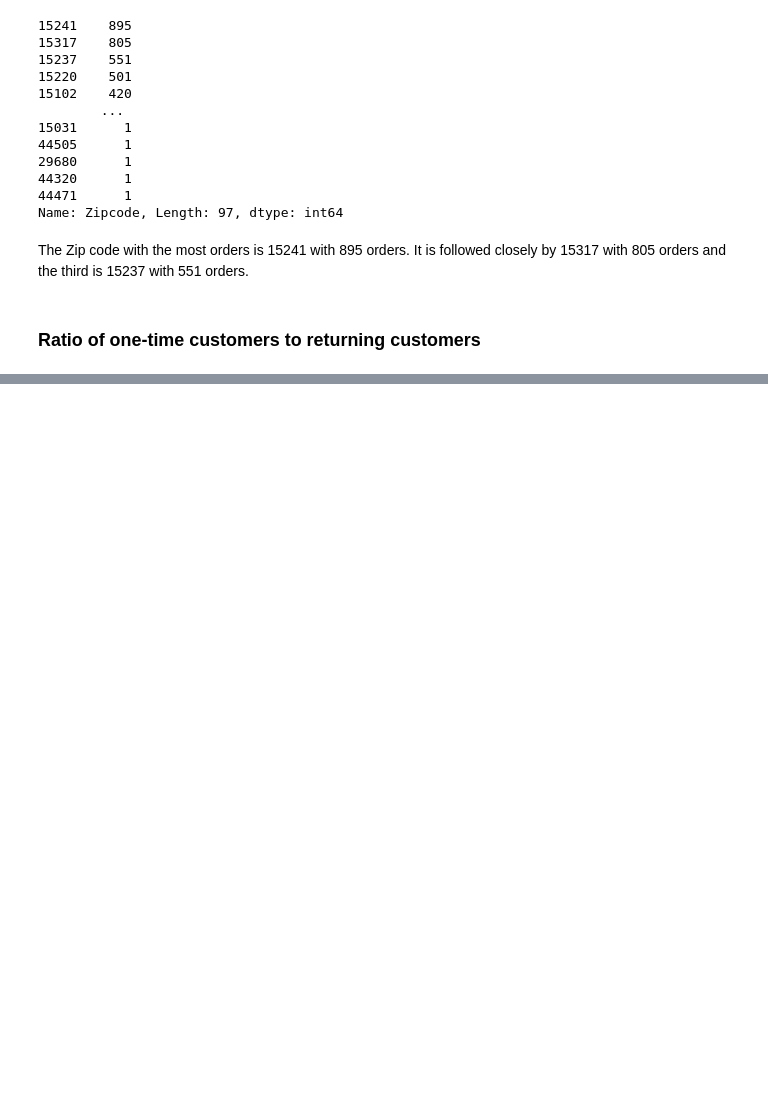
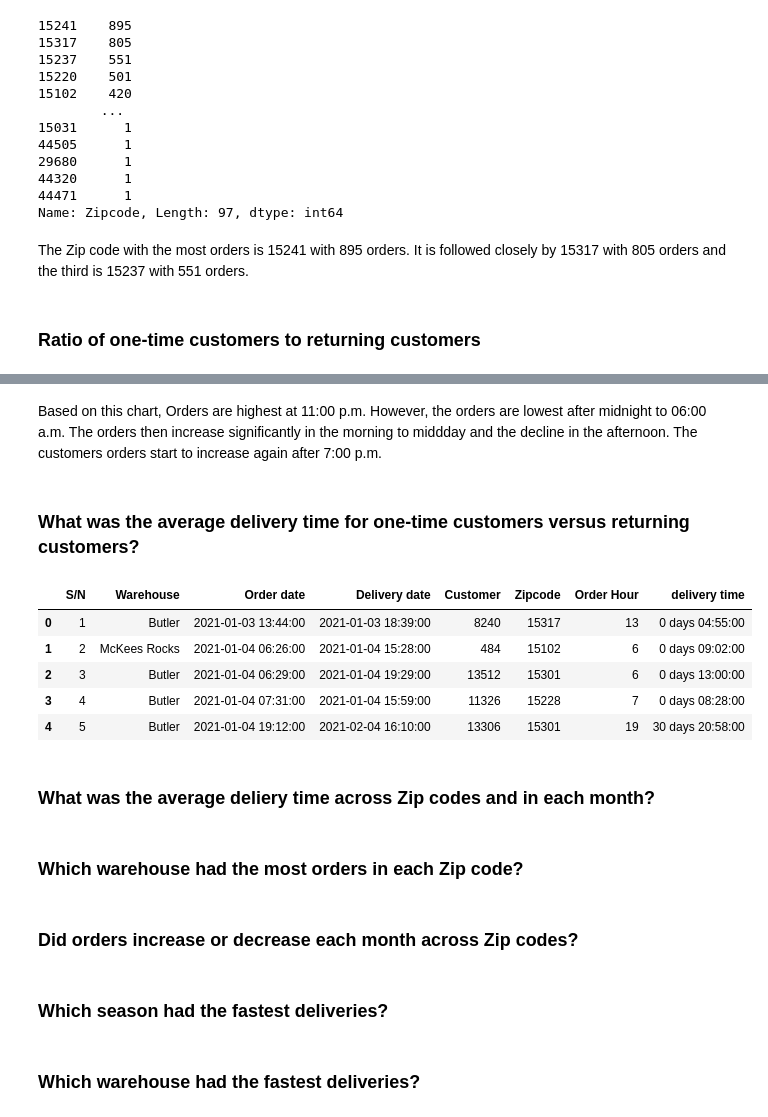
Before and after one commit to BerylCAtieno/delivery_data_analysis, a Jupyter notebook: Delivery Data Analysis.ipynb, the cells around one changed output, grey strips where cells are left out. Cells and saved outputs as stored; diff of their text form; code cells hidden in the pictures; blank space fills up the shorter version.

```diff
--- a/Delivery Data Analysis.ipynb
+++ b/Delivery Data Analysis.ipynb
@@ -244,0 +249,25 @@ memory usage: 27.4+ KB
+# %% [markdown]
+Based on this chart, Orders are highest at 11:00 p.m. However, the orders are lowest after midnight to 06:00 a.m. The orders then increase significantly in the morning to middday and the decline in the afternoon. The customers orders start to increase again after 7:00 p.m.
+# %% [markdown]
+### What was the average delivery time for one-time customers versus returning customers?
+# %%
+df['delivery time'] = df['Delivery date'] - df['Order date']
+
+df.head()
+# %% [output]
+|  | S/N | Warehouse | Order date | Delivery date | Customer | Zipcode | Order Hour | delivery time |
+| 0 | 1 | Butler | 2021-01-03 13:44:00 | 2021-01-03 18:39:00 | 8240 | 15317 | 13 | 0 days 04:55:00 |
+| 1 | 2 | McKees Rocks | 2021-01-04 06:26:00 | 2021-01-04 15:28:00 | 484 | 15102 | 6 | 0 days 09:02:00 |
+| 2 | 3 | Butler | 2021-01-04 06:29:00 | 2021-01-04 19:29:00 | 13512 | 15301 | 6 | 0 days 13:00:00 |
+| 3 | 4 | Butler | 2021-01-04 07:31:00 | 2021-01-04 15:59:00 | 11326 | 15228 | 7 | 0 days 08:28:00 |
+| 4 | 5 | Butler | 2021-01-04 19:12:00 | 2021-02-04 16:10:00 | 13306 | 15301 | 19 | 30 days 20:58:00 |
+# %% [markdown]
+### What was the average deliery time across Zip codes and in each month?
+# %% [markdown]
+### Which warehouse had the most orders in each Zip code?
+# %% [markdown]
+### Did orders increase or decrease each month across Zip codes?
+# %% [markdown]
+### Which season had the fastest deliveries?
+# %% [markdown]
+### Which warehouse had the fastest deliveries?
```
Also changed, not shown: parts of 4 cells of this notebook.
